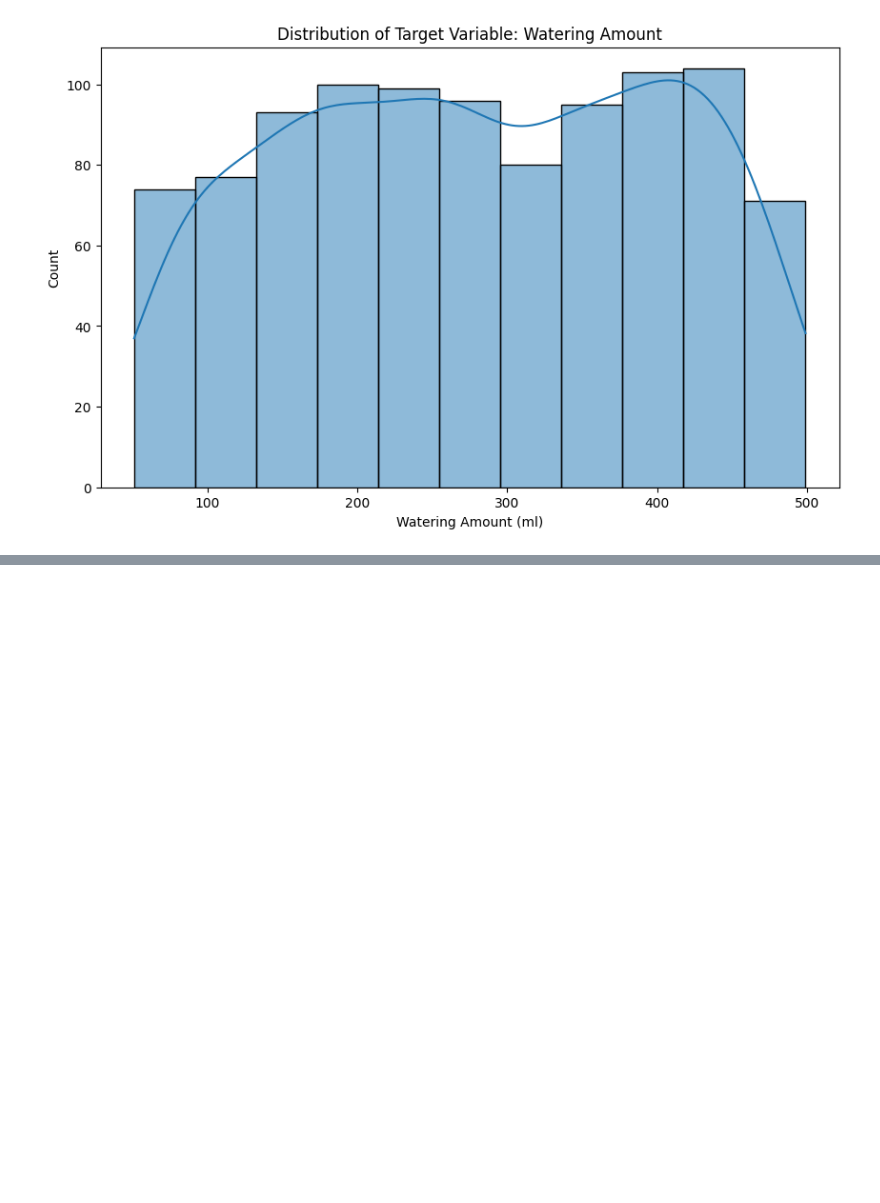
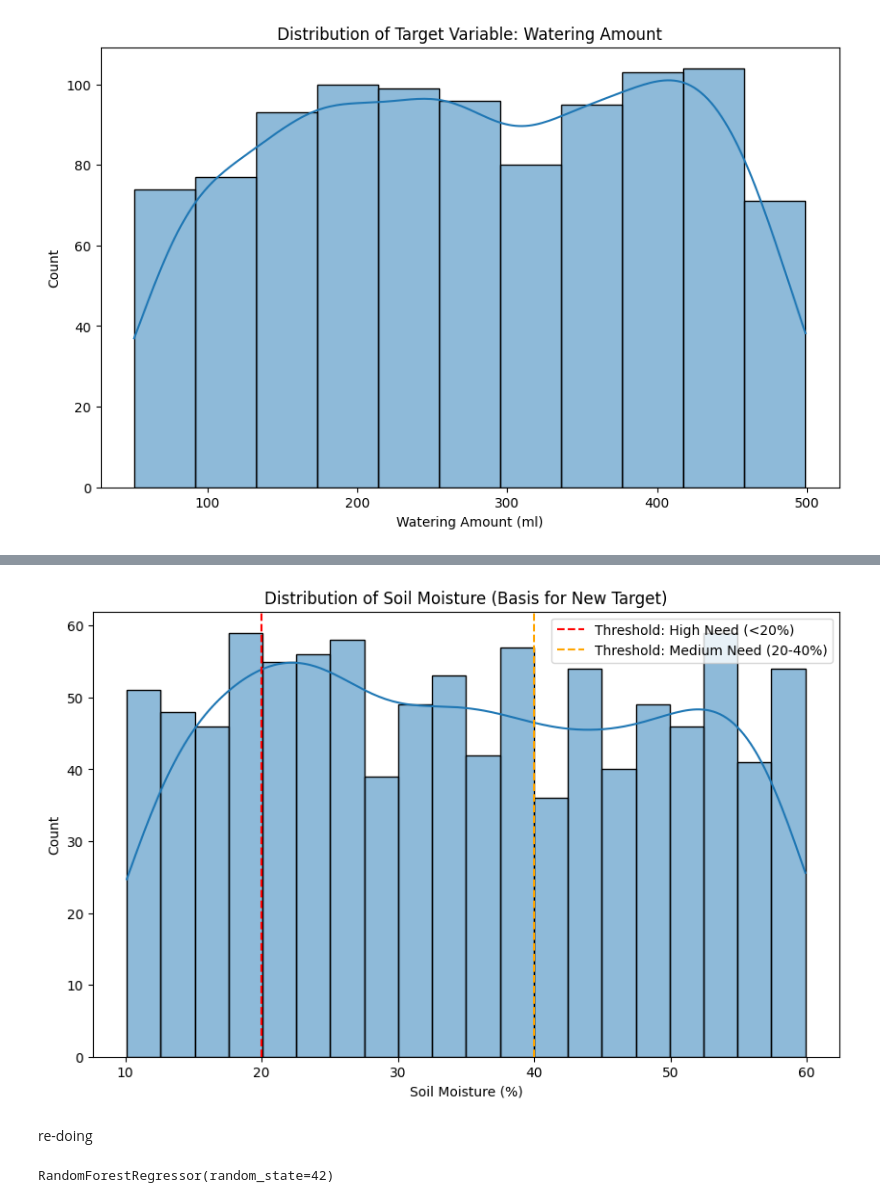
Before and after one commit to NancyNancy07/VIA_UrbanMicroFarm_MAL_Model, a Jupyter notebook: ash_tryout.ipynb, the cells around one changed output, grey strips where cells are left out. Cells and saved outputs as stored; diff of their text form; code cells hidden in the pictures; blank space fills up the shorter version.

```diff
--- a/ash_tryout.ipynb
+++ b/ash_tryout.ipynb
@@ -191,0 +223,13 @@ plt.show()
+# %%
+plt.figure(figsize=(10, 6))
+sns.histplot(df['Soil_Moisture_%'], bins=20, kde=True)
+plt.axvline(x=20, color='red', linestyle='--', label='Threshold: High Need (<20%)')
+plt.axvline(x=40, color='orange', linestyle='--', label='Threshold: Medium Need (20-40%)')
+plt.title("Distribution of Soil Moisture (Basis for New Target)")
+plt.xlabel("Soil Moisture (%)")
+plt.legend()
+plt.show()
+# %% [output]
+[figure, added]
+# %% [markdown]
+re-doing
@@ -191,0 +250,19 @@ plt.show()
+# %%
+preprocessor = ColumnTransformer(
+    transformers=[
+        ('num', StandardScaler(), num_features),
+        ('cat', OneHotEncoder(drop='first'), cat_features)
+    ])
+
+X_train, X_test, y_train, y_test = train_test_split(X_num, y, test_size=0.2, random_state=42)
+
+X_train_combined = pd.concat([X_train, X_cat.loc[X_train.index]], axis=1)
+X_test_combined = pd.concat([X_test, X_cat.loc[X_test.index]], axis=1)
+
+X_train_processed = preprocessor.fit_transform(X_train_combined)
+X_test_processed = preprocessor.transform(X_test_combined)
+
+model = RandomForestRegressor(n_estimators=100, random_state=42)
+model.fit(X_train_processed, y_train)
+# %% [output]
+RandomForestRegressor(random_state=42)
```
Also changed, not shown: parts of 14 cells of this notebook.
